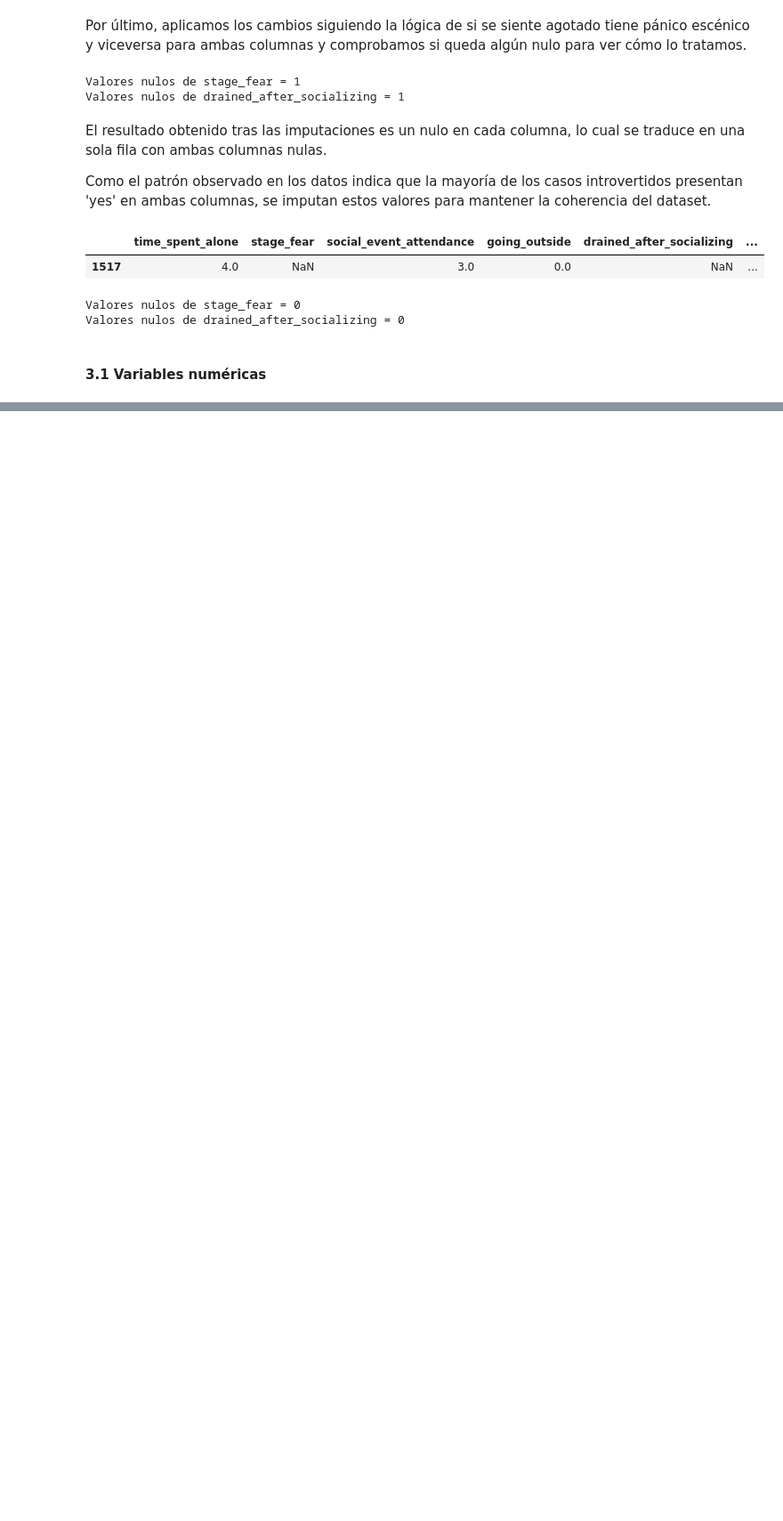
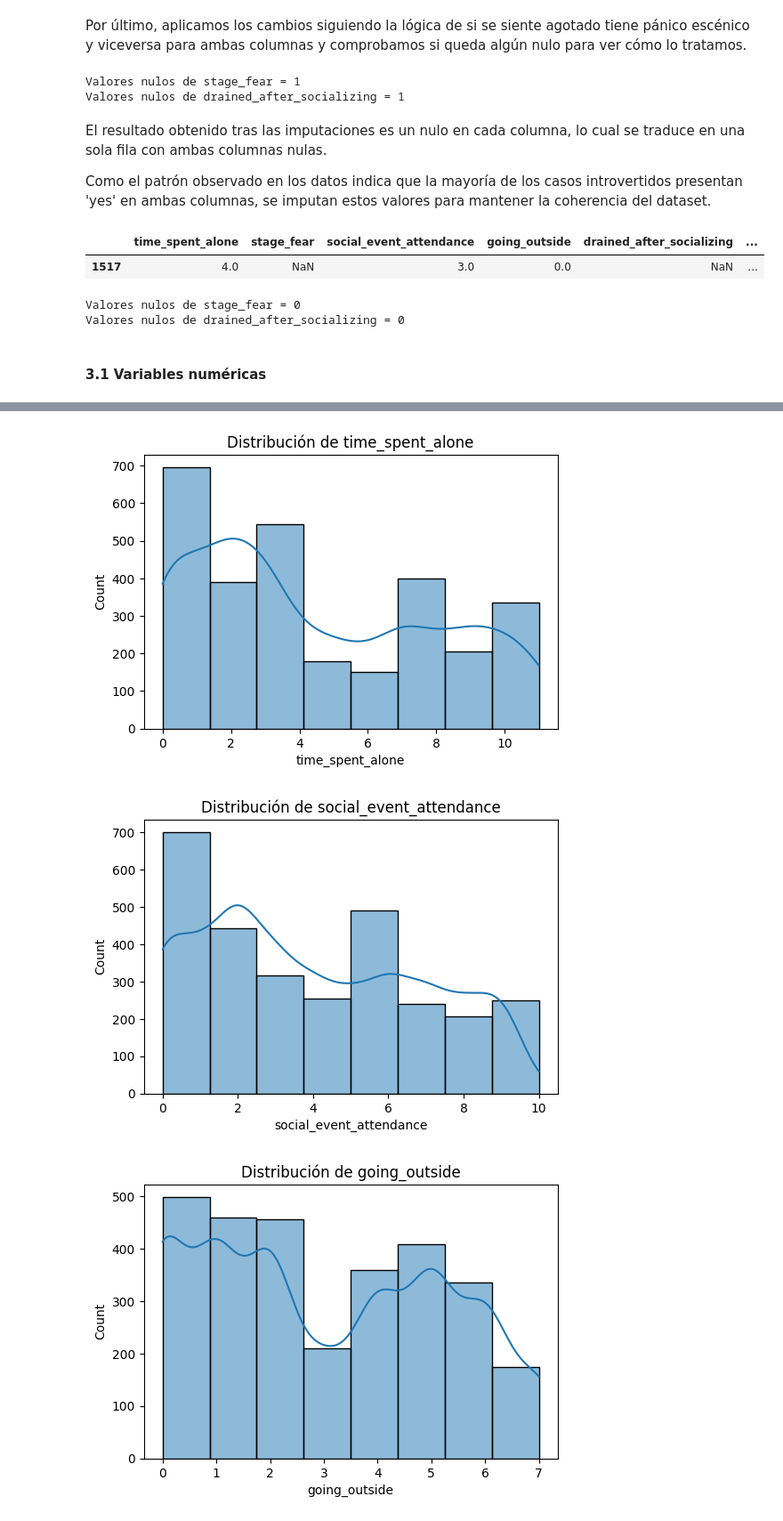
Before and after one commit to Marpp98/EDA_Extrovert_VS_Introvert_behaviour, a Jupyter notebook: notebooks/notebook.ipynb, the cells around one changed output, grey strips where cells are left out. Shown at 89% size. Cells and saved outputs as stored; diff of their text form; code cells hidden in the pictures; blank space fills up the shorter version.

```diff
--- a/notebooks/notebook.ipynb
+++ b/notebooks/notebook.ipynb
@@ -466,0 +500,8 @@ Name: post_frequency, dtype: float64
+# %%
+def pintar_distrib_num_uni(df,columnas):
+    for i in columnas:
+        plt.figure(figsize=(6,4))
+        sns.histplot(df[i], bins=8, kde=True)
+        plt.title(f'Distribución de {i}')
+        plt.xlabel(i)
+        plt.show()
@@ -466,0 +510,6 @@ Name: post_frequency, dtype: float64
+# %%
+pintar_distrib_num_uni(df,numericas)
+# %% [output]
+[figure, added]
+[figure, added]
+[figure, added]
```
Also changed, not shown: parts of 47 cells of this notebook.
